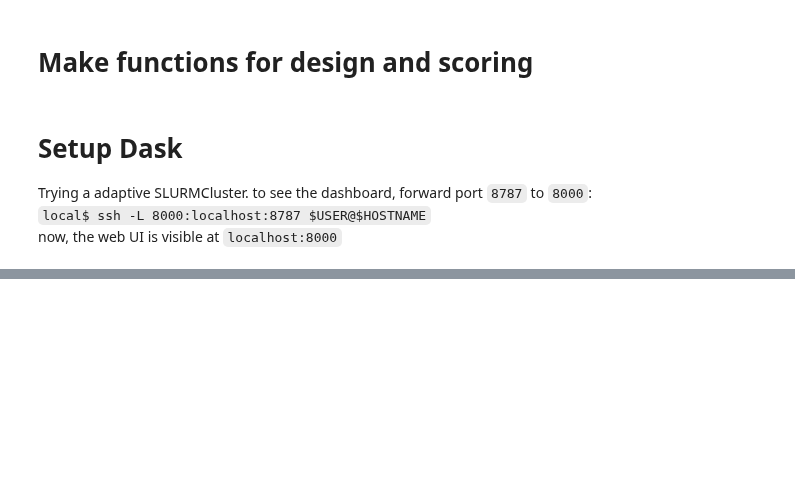
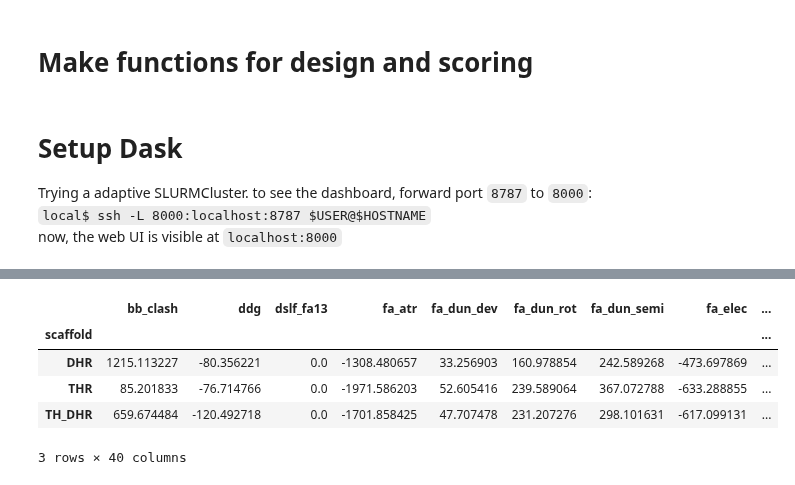
Before and after one commit to proleu/hinges, a Jupyter notebook: 02_design_and_filter.ipynb, the cells around one changed output, grey strips where cells are left out. Cells and saved outputs as stored; diff of their text form; code cells hidden in the pictures; blank space fills up the shorter version.

```diff
--- a/02_design_and_filter.ipynb
+++ b/02_design_and_filter.ipynb
@@ -400,0 +454,9 @@ bz
+# %%
+scores_df.groupby(["scaffold"]).mean()
+# %% [output]
+|  | bb_clash | ddg | dslf_fa13 | fa_atr | fa_dun_dev | fa_dun_rot | fa_dun_semi | fa_elec | ... |
+| scaffold |  |  |  |  |  |  |  |  | ... |
+| DHR | 1215.113227 | -80.356221 | 0.0 | -1308.480657 | 33.256903 | 160.978854 | 242.589268 | -473.697869 | ... |
+| THR | 85.201833 | -76.714766 | 0.0 | -1971.586203 | 52.605416 | 239.589064 | 367.072788 | -633.288855 | ... |
+| TH_DHR | 659.674484 | -120.492718 | 0.0 | -1701.858425 | 47.707478 | 231.207276 | 298.101631 | -617.099131 | ... |
+3 rows × 40 columns
```
Also changed, not shown: parts of 27 cells of this notebook, 1 other file.
